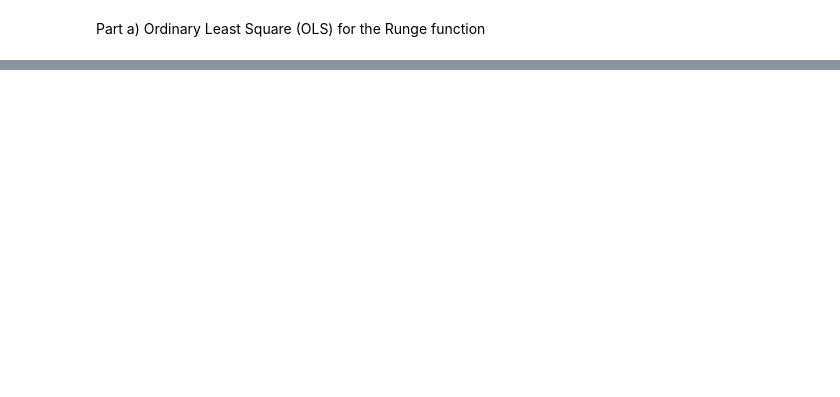
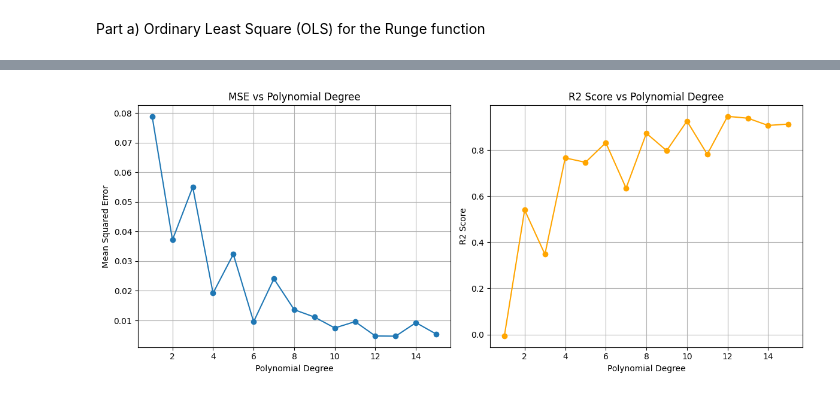
Before and after one commit to komandoyoko/Yoan_FYS_STK4155, a Jupyter notebook: Project1.ipynb, the cells around one changed output, grey strips where cells are left out. Drawn from its saved outputs; the diff is of its cells as text; code cells hidden in the pictures; blank space fills up the shorter version.

```diff
--- a/Project1.ipynb
+++ b/Project1.ipynb
@@ -45,0 +48,46 @@ Train MSE: 0.4950870788997858
+# %%
+#we start by creating the design matrix and splitting it into training and test data
+X = polynomial_features(x, 15)
+X_train , X_test , y_train , y_test = train_test_split(X , y_noisy , test_size = 0.2)
+
+
+#thereby calculating the OLS coefficients
+beta = OLS_parameters(X_train, y_train)
+y_pred = X_test @ beta #here we predict the y values using the coefficient calculated
+
+mse_y_pred = mean_squared_error(y_test , y_pred) # calculating the MSE
+R2 = R2_score(y_test , y_pred) #calculating the R2 score
+# %%
+import matplotlib.pyplot as plt
+
+mse_values = np.zeros(15) #storing the mse values for each polynomial degree
+R2_values = np.zeros(15) #storing the r2 values for each polynomial
+
+for i in range(1 , 16):
+    X = polynomial_features(x , i)
+    X_train , X_test , y_train , y_test = train_test_split(X , y_noisy , test_size = 0.2)
+    beta = OLS_parameters(X_train , y_train)
+    y_pred = X_test @ beta
+    mse_values[i-1] = mean_squared_error(y_test , y_pred)
+    R2_values[i-1] = R2_score(y_test , y_pred)
+
+
+#now we create degrees array as well
+degrees = np.arange(1 , 16)
+plt.figure(figsize = (12 , 5))
+plt.subplot(1 , 2 , 1)
+plt.plot(degrees , mse_values , marker = 'o')
+plt.xlabel('Polynomial Degree')
+plt.ylabel('Mean Squared Error')
+plt.title('MSE vs Polynomial Degree')
+plt.grid()
+plt.subplot(1 , 2 , 2)
+plt.plot(degrees , R2_values , marker = 'o' , color = 'orange')
+plt.xlabel('Polynomial Degree')
+plt.ylabel('R2 Score')
+plt.title('R2 Score vs Polynomial Degree')
+plt.grid()
+plt.tight_layout()
+plt.show()
+# %% [output]
+[figure, added]
```
Also changed, not shown: parts of 1 cell of this notebook.
